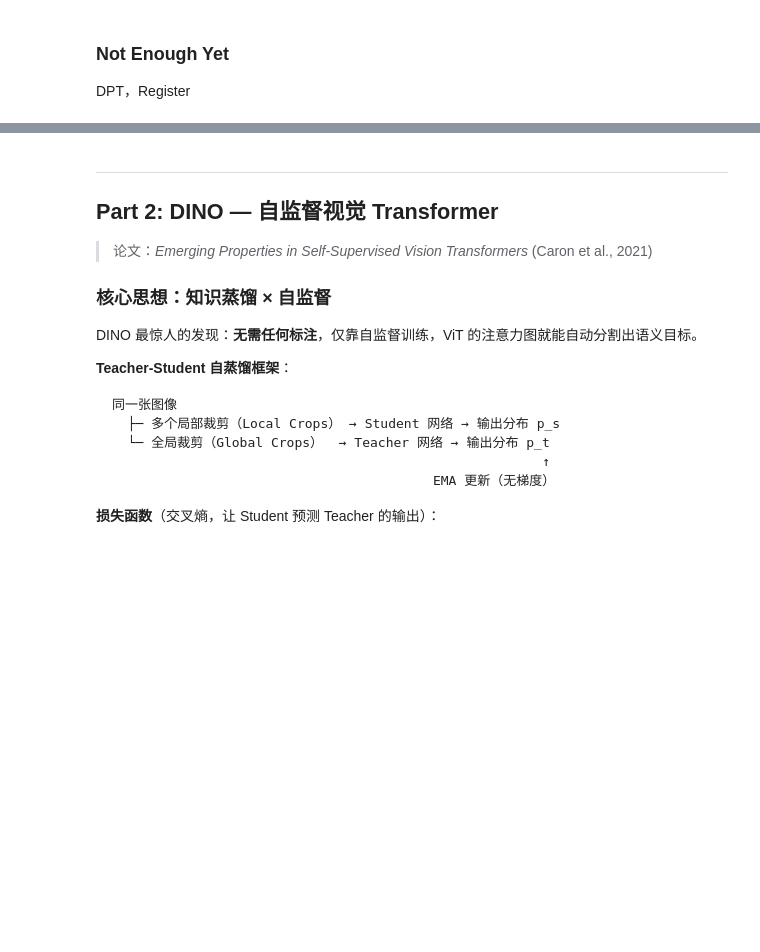
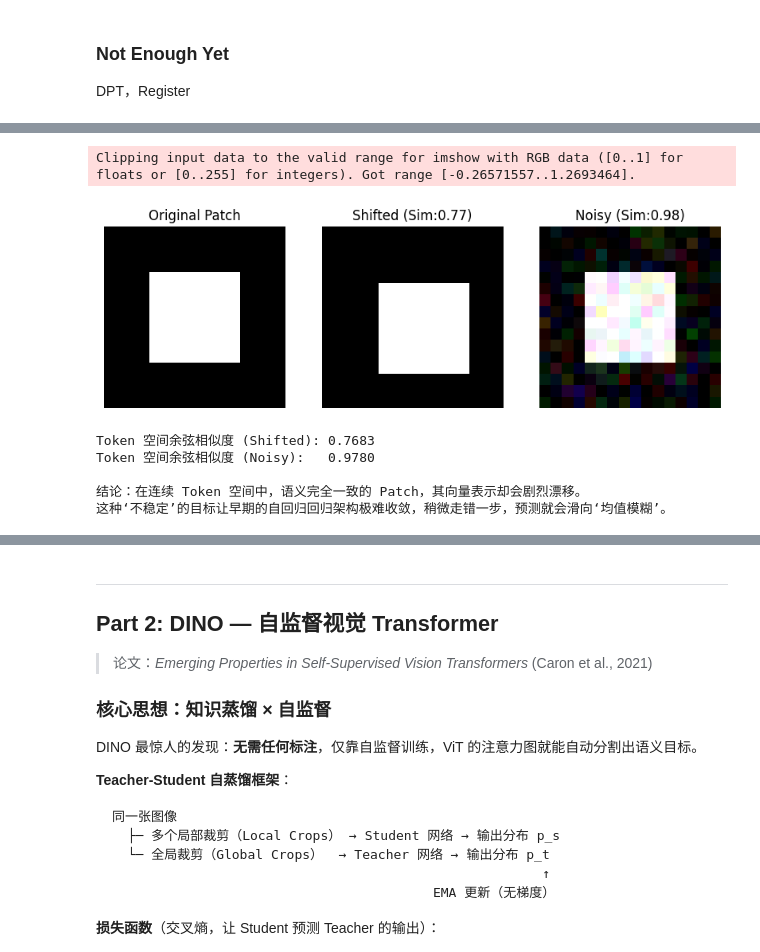
Before and after one commit to SII-mluyuan/deeplearning, a Jupyter notebook: class2/content.ipynb, the cells around one changed output, grey strips where cells are left out. Cells and saved outputs as stored; diff of their text form; code cells hidden in the pictures; blank space fills up the shorter version.

```diff
--- a/class2/content.ipynb
+++ b/class2/content.ipynb
@@ -219,0 +209,54 @@ DPT，Register
+# %%
+import torch
+import torch.nn as nn
+import torch.nn.functional as F
+import matplotlib.pyplot as plt
+
+# ── 1. 模拟一个简单的 PatchEmbedding 层 ───────────────────────────────
+class MiniPatchEmbed(nn.Module):
+    def __init__(self, patch_size=16, embed_dim=768):
+        super().__init__()
+        self.proj = nn.Conv2d(3, embed_dim, kernel_size=patch_size, stride=patch_size)
+    def forward(self, x):
+        return self.proj(x).flatten(2).transpose(1, 2)  # (B, N, D)
+
+embed_layer = MiniPatchEmbed()
+
+# ── 2. 创建三个“几乎相同”的 Patch 目标 ─────────────────────────────────
+target_img = torch.zeros(1, 3, 16, 16)
+target_img[:, :, 4:12, 4:12] = 1.0  # 原始：一个白色色块
+
+shifted_img = torch.zeros(1, 3, 16, 16)
+shifted_img[:, :, 5:13, 5:13] = 1.0 # 语义不变：位移了 1 像素
+
+noisy_img = target_img + torch.randn_like(target_img) * 0.1 # 语义不变：加了点底噪
+
+# ── 3. 观察它们在 Token 空间（Embedding）中的距离 ──────────────────────
+with torch.no_grad():
+    t_orig = embed_layer(target_img).squeeze(1)    # (1, 768)
+    t_shift = embed_layer(shifted_img).squeeze(1)  # (1, 768)
+    t_noise = embed_layer(noisy_img).squeeze(1)    # (1, 768)
+
+cos_sim_shift = F.cosine_similarity(t_orig, t_shift).item()
+cos_sim_noise = F.cosine_similarity(t_orig, t_noise).item()
+
+# 可视化
+fig, axes = plt.subplots(1, 3, figsize=(10, 3))
+axes[0].imshow(target_img[0].permute(1,2,0)); axes[0].set_title("Original Patch")
+axes[1].imshow(shifted_img[0].permute(1,2,0)); axes[1].set_title(f"Shifted (Sim:{cos_sim_shift:.2f})")
+axes[2].imshow(noisy_img[0].permute(1,2,0)); axes[2].set_title(f"Noisy (Sim:{cos_sim_noise:.2f})")
+for ax in axes: ax.axis('off')
+plt.show()
+
+print(f"Token 空间余弦相似度 (Shifted): {cos_sim_shift:.4f}")
+print(f"Token 空间余弦相似度 (Noisy):   {cos_sim_noise:.4f}")
+print("\n结论：在连续 Token 空间中，语义完全一致的 Patch，其向量表示却会剧烈漂移。")
+print("这种‘不稳定’的目标让早期的自回归回归架构极难收敛，稍微走错一步，预测就会滑向‘均值模糊’。")
+# %% [output]
+Clipping input data to the valid range for imshow with RGB data ([0..1] for floats or [0..255] for integers). Got range [-0.26571557..1.2693464].
+[figure, added]
+Token 空间余弦相似度 (Shifted): 0.7683
+Token 空间余弦相似度 (Noisy):   0.9780
+
+结论：在连续 Token 空间中，语义完全一致的 Patch，其向量表示却会剧烈漂移。
+这种‘不稳定’的目标让早期的自回归回归架构极难收敛，稍微走错一步，预测就会滑向‘均值模糊’。
```
Also changed, not shown: parts of 6 cells of this notebook.
